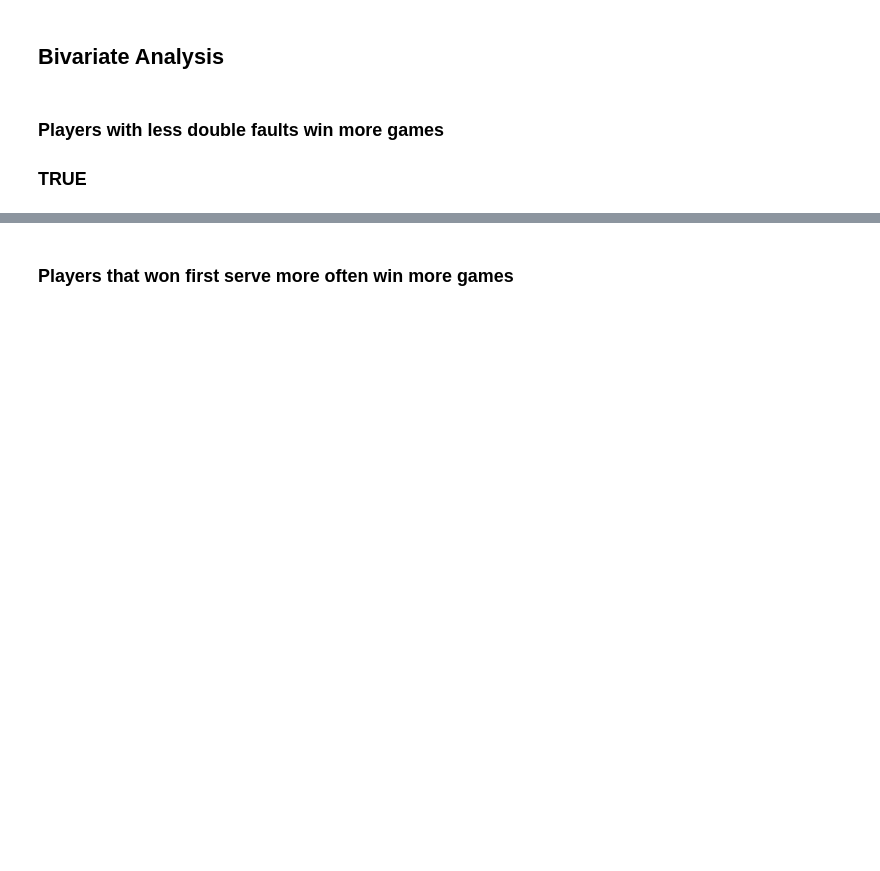
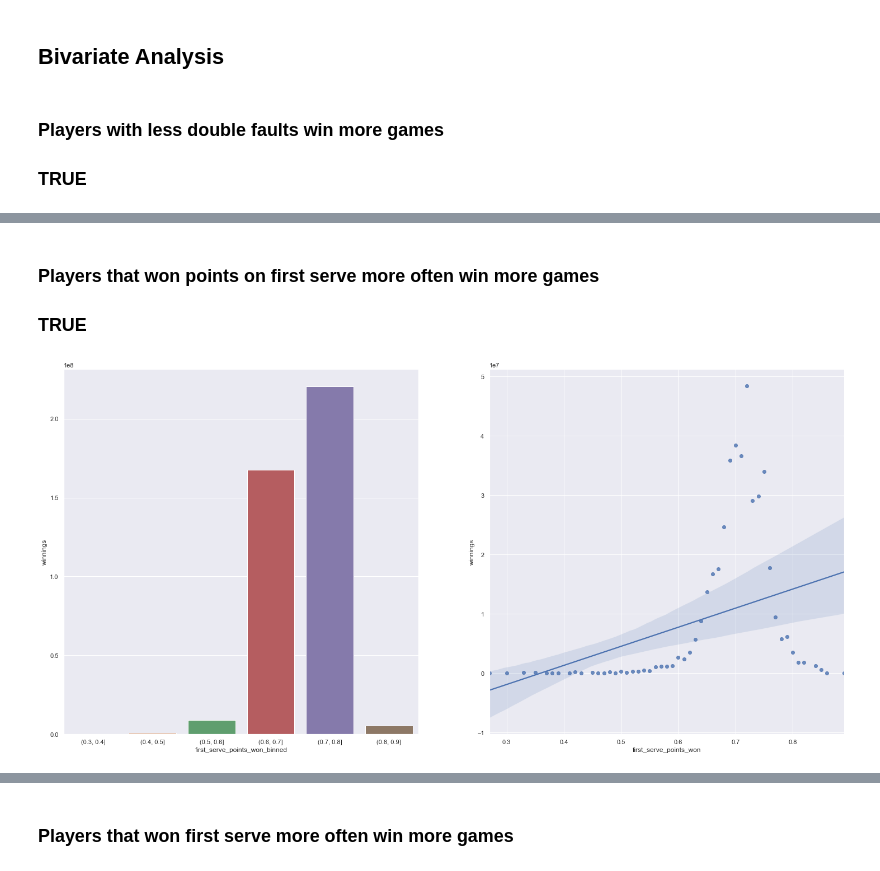
Before and after one commit to jvbf97/tennis-ace, a Jupyter notebook: main.ipynb, the cells around one changed output, grey strips where cells are left out. Saved outputs shown, nothing was run; the diff lists cells and outputs as text; code cells hidden in the pictures; blank space fills up the shorter version.

```diff
--- a/main.ipynb
+++ b/main.ipynb
@@ -254,0 +255,16 @@ sns.regplot( x ='double_faults', y='winnings', data=aux1 );
+# %% [markdown]
+### Players that won points on first serve more often win more games
+### TRUE
+# %%
+aux1 = df2[['first_serve_points_won', 'winnings']].groupby( 'first_serve_points_won' ).sum().reset_index()
+
+plt.subplot( 1,2,1 )
+bins = list( np.arange( 0.30, 0.90, 0.10) )
+aux1['first_serve_points_won_binned'] = pd.cut( aux1['first_serve_points_won'], bins=bins )
+aux2 = aux1[['first_serve_points_won_binned', 'winnings']].groupby( 'first_serve_points_won_binned' ).sum().reset_index()
+sns.barplot(x = 'first_serve_points_won_binned', y = 'winnings', data = aux2);
+
+plt.subplot( 1,2,2 )
+sns.regplot( x ='first_serve_points_won', y='winnings', data=aux1 );
+# %% [output]
+[figure, added]
```
Also changed, not shown: parts of 14 cells of this notebook.
